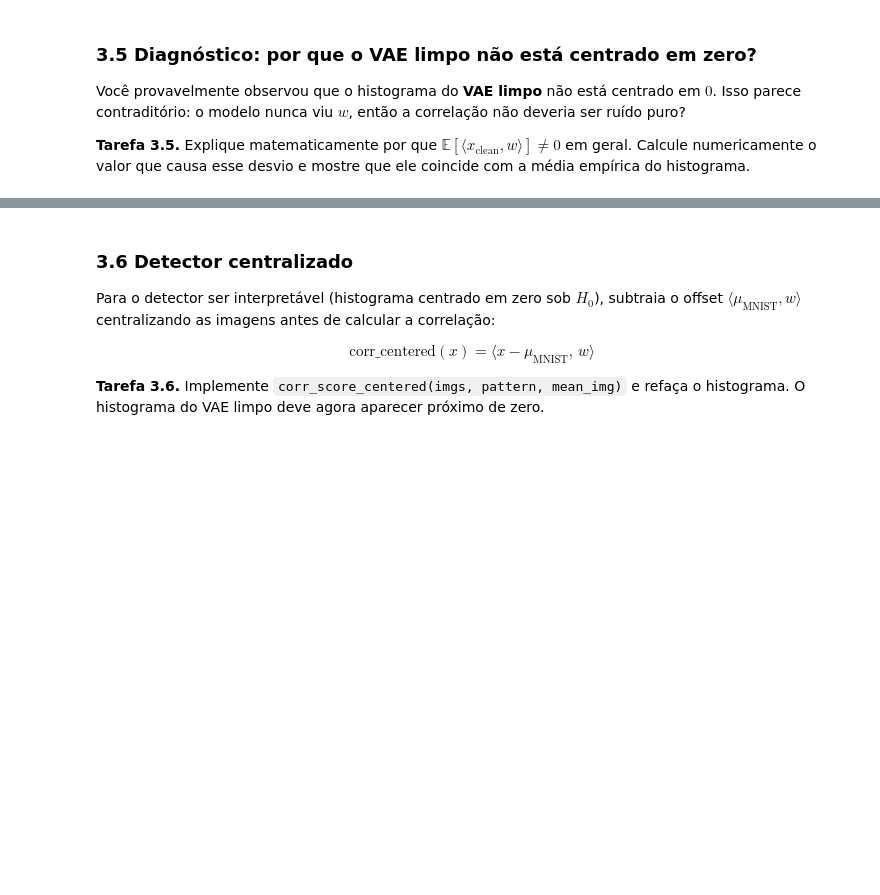
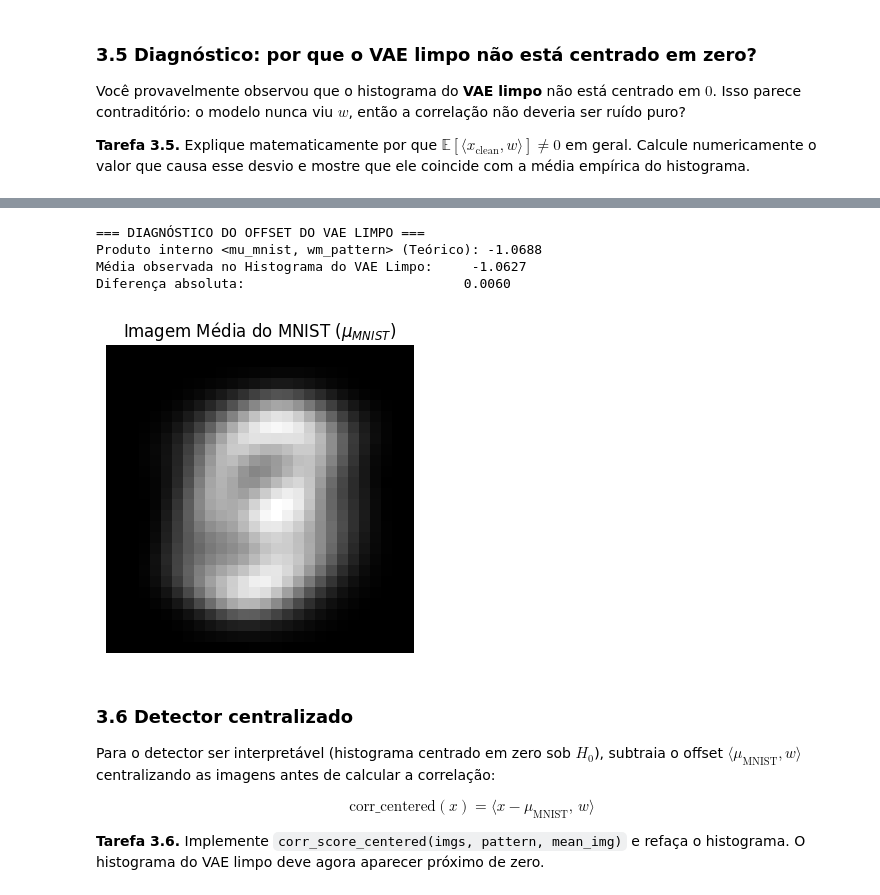
Before and after one commit to biaanuness/machine_learning2, a Jupyter notebook: trabalho_3/vae_watermark.ipynb, the cells around one changed output, grey strips where cells are left out. Saved outputs shown, nothing was run; the diff lists cells and outputs as text; code cells hidden in the pictures; blank space fills up the shorter version.

```diff
--- a/trabalho_3/vae_watermark.ipynb
+++ b/trabalho_3/vae_watermark.ipynb
@@ -1041,3 +1041,43 @@ raise NotImplementedError
+# %%
+# TODO: compute a imagem média do MNIST limpo (mu_mnist) e seu produto interno com wm_pattern
+# Compare com a média do histograma do VAE limpo da seção anterior — devem ser parecidos.
+
+
+all_imgs = []
+for i in range(len(train_ds)):
+    img, _ = train_ds[i]
+    all_imgs.append(img)
+
+mu_mnist = torch.stack(all_imgs).mean(dim=0).to(device)
+
+mu_mnist_flat = mu_mnist.view(-1)
+wm_pattern_flat = wm_pattern.to(device).view(-1)
+
+# Calcular o produto interno escalar: soma(mu_mnist * wm_pattern)
+offset_teorico = torch.dot(mu_mnist_flat, wm_pattern_flat).item()
+
+# scores_clean foi calculado na célula 3.4
+media_histograma_limpo = np.mean(scores_clean)
+
+
+print("=== DIAGNÓSTICO DO OFFSET DO VAE LIMPO ===")
+print(f"Produto interno <mu_mnist, wm_pattern> (Teórico): {offset_teorico:.4f}")
+print(f"Média observada no Histograma do VAE Limpo:     {media_histograma_limpo:.4f}")
+print(f"Diferença absoluta:                            {abs(offset_teorico - media_histograma_limpo):.4f}")
+
+
+
+plt.figure(figsize=(4, 4))
+plt.imshow(mu_mnist.squeeze().cpu().numpy(), cmap='gray')
+plt.title("Imagem Média do MNIST ($\mu_{MNIST}$)")
+plt.axis('off')
+plt.show()
+# %% [output]
+=== DIAGNÓSTICO DO OFFSET DO VAE LIMPO ===
+Produto interno <mu_mnist, wm_pattern> (Teórico): -1.0688
+Média observada no Histograma do VAE Limpo:     -1.0627
+Diferença absoluta:                            0.0060
+[figure, added]
 # %% [markdown]
 ### 3.6 Detector centralizado
 
```
Also changed, not shown: parts of 21 cells of this notebook.
